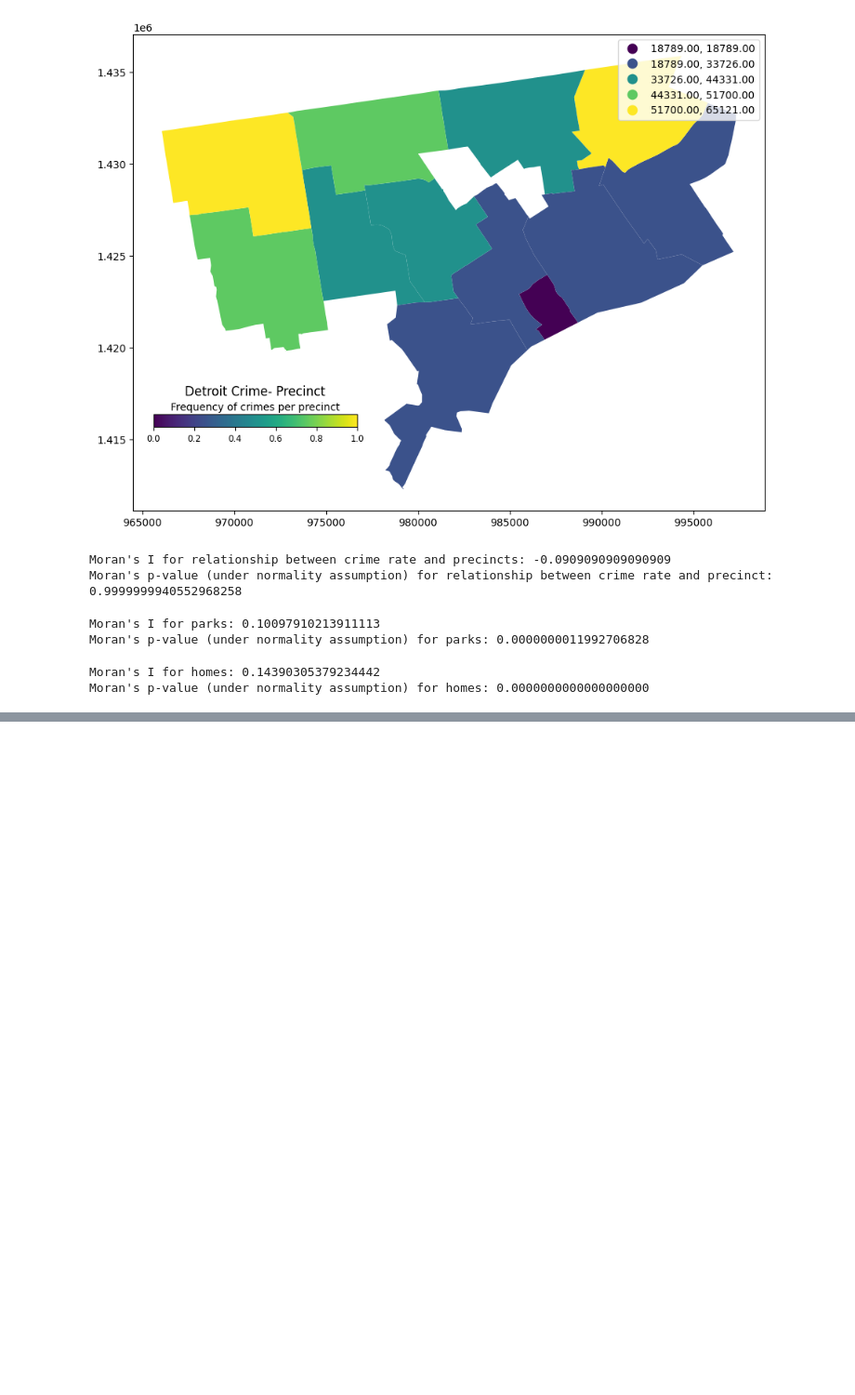
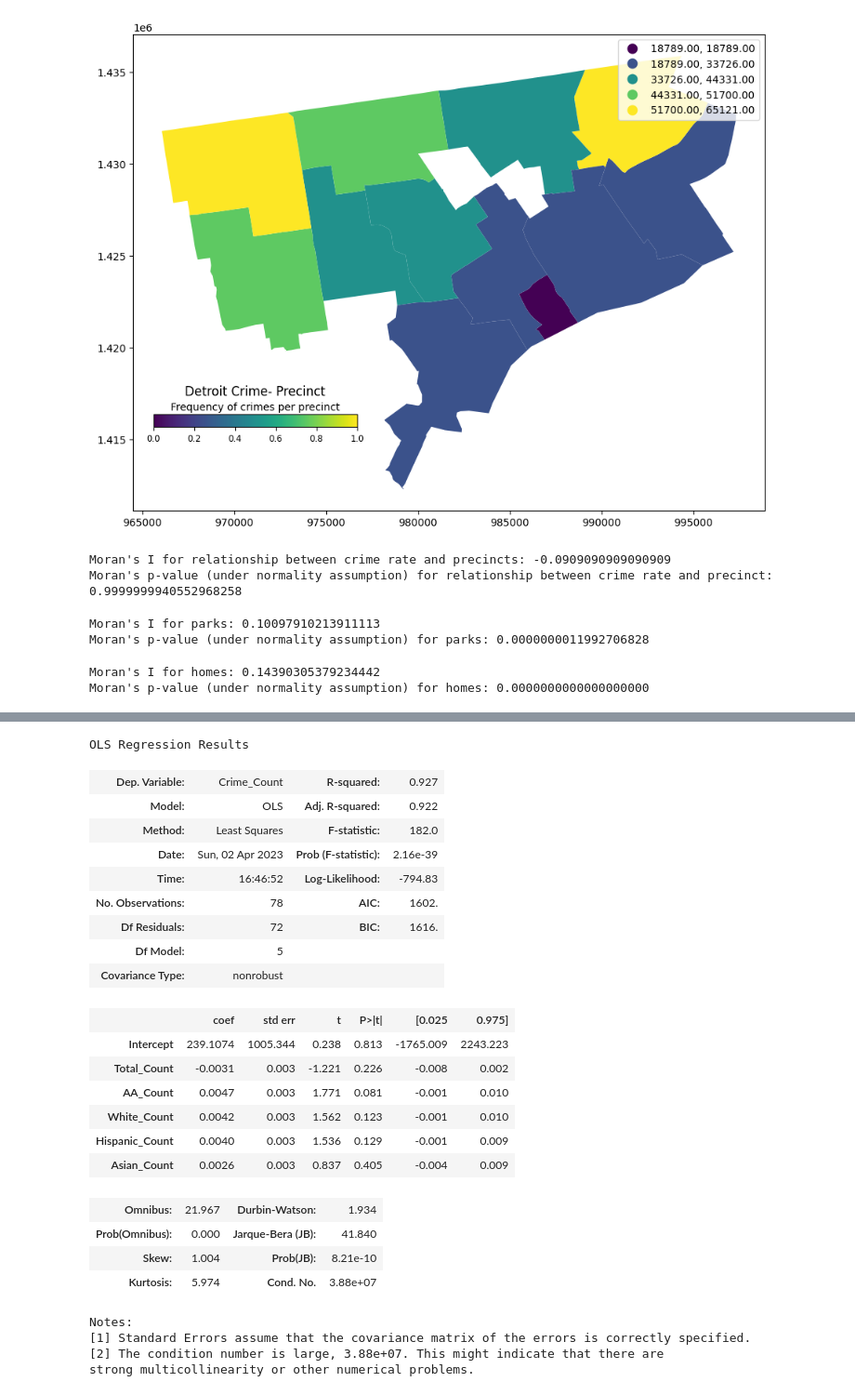
Before and after one commit to Icejuiceisgood/policeDataSet330Final, a Jupyter notebook: detroit_crimes.ipynb, the cells around one changed output, grey strips where cells are left out. Shown at 93% size. Saved outputs shown, nothing was run; the diff lists cells and outputs as text; code cells hidden in the pictures; blank space fills up the shorter version.

```diff
--- a/detroit_crimes.ipynb
+++ b/detroit_crimes.ipynb
@@ -303,0 +325,48 @@ strong multicollinearity problems or that the design matrix is singular.
+# %%
+areas=race_incidents.groupby('name')
+area_names= race_incidents['name'].drop_duplicates().to_frame()
+area_names.reset_index(drop=True,inplace=True)
+crimeCountPerArea=areas['name'].apply(lambda x: x.count()).to_frame()
+crimeCountPerArea.reset_index(drop=True,inplace=True)
+totalPerArea=areas['B03002_001'].apply(lambda x: x.sum()).to_frame()
+totalPerArea.reset_index(drop=True,inplace=True)
+africanAmericansPerArea=areas['AA'].apply(lambda x: x.sum()).to_frame()
+africanAmericansPerArea.reset_index(drop=True,inplace=True)
+asianPerArea=areas['Asian'].apply(lambda x: x.sum()).to_frame()
+asianPerArea.reset_index(drop=True,inplace=True)
+whitePerArea=areas['White'].apply(lambda x: x.sum()).to_frame()
+whitePerArea.reset_index(drop=True,inplace=True)
+hispanicPerArea=areas['Hispanic'].apply(lambda x: x.sum()).to_frame()
+hispanicPerArea.reset_index(drop=True,inplace=True)
+neighborhood_race= pd.concat([area_names,crimeCountPerArea, totalPerArea, africanAmericansPerArea,whitePerArea,hispanicPerArea,asianPerArea],axis=1)
+neighborhood_race.columns=['Neighborhood_Name', 'Crime_Count', 'Total_Count', 'AA_Count', 'White_Count', 'Hispanic_Count', 'Asian_Count']
+# %%
+model = smf.ols('Crime_Count ~ Total_Count + AA_Count + White_Count + Hispanic_Count + Asian_Count', data=neighborhood_race)
+result=model.fit()
+result.summary()
+# %% [output]
+OLS Regression Results
+| Dep. Variable: | Crime_Count | R-squared: | 0.927 |
+| Model: | OLS | Adj. R-squared: | 0.922 |
+| Method: | Least Squares | F-statistic: | 182.0 |
+| Date: | Sun, 02 Apr 2023 | Prob (F-statistic): | 2.16e-39 |
+| Time: | 16:46:52 | Log-Likelihood: | -794.83 |
+| No. Observations: | 78 | AIC: | 1602. |
+| Df Residuals: | 72 | BIC: | 1616. |
+| Df Model: | 5 |  |  |
+| Covariance Type: | nonrobust |  |  |
+|  | coef | std err | t | P>|t| | [0.025 | 0.975] |
+| Intercept | 239.1074 | 1005.344 | 0.238 | 0.813 | -1765.009 | 2243.223 |
+| Total_Count | -0.0031 | 0.003 | -1.221 | 0.226 | -0.008 | 0.002 |
+| AA_Count | 0.0047 | 0.003 | 1.771 | 0.081 | -0.001 | 0.010 |
+| White_Count | 0.0042 | 0.003 | 1.562 | 0.123 | -0.001 | 0.010 |
+| Hispanic_Count | 0.0040 | 0.003 | 1.536 | 0.129 | -0.001 | 0.009 |
+| Asian_Count | 0.0026 | 0.003 | 0.837 | 0.405 | -0.004 | 0.009 |
+| Omnibus: | 21.967 | Durbin-Watson: | 1.934 |
+| Prob(Omnibus): | 0.000 | Jarque-Bera (JB): | 41.840 |
+| Skew: | 1.004 | Prob(JB): | 8.21e-10 |
+| Kurtosis: | 5.974 | Cond. No. | 3.88e+07 |
+Notes:
+[1] Standard Errors assume that the covariance matrix of the errors is correctly specified.
+[2] The condition number is large, 3.88e+07. This might indicate that there are
+strong multicollinearity or other numerical problems.
```
Also changed, not shown: parts of 14 cells of this notebook, 5 other files.
